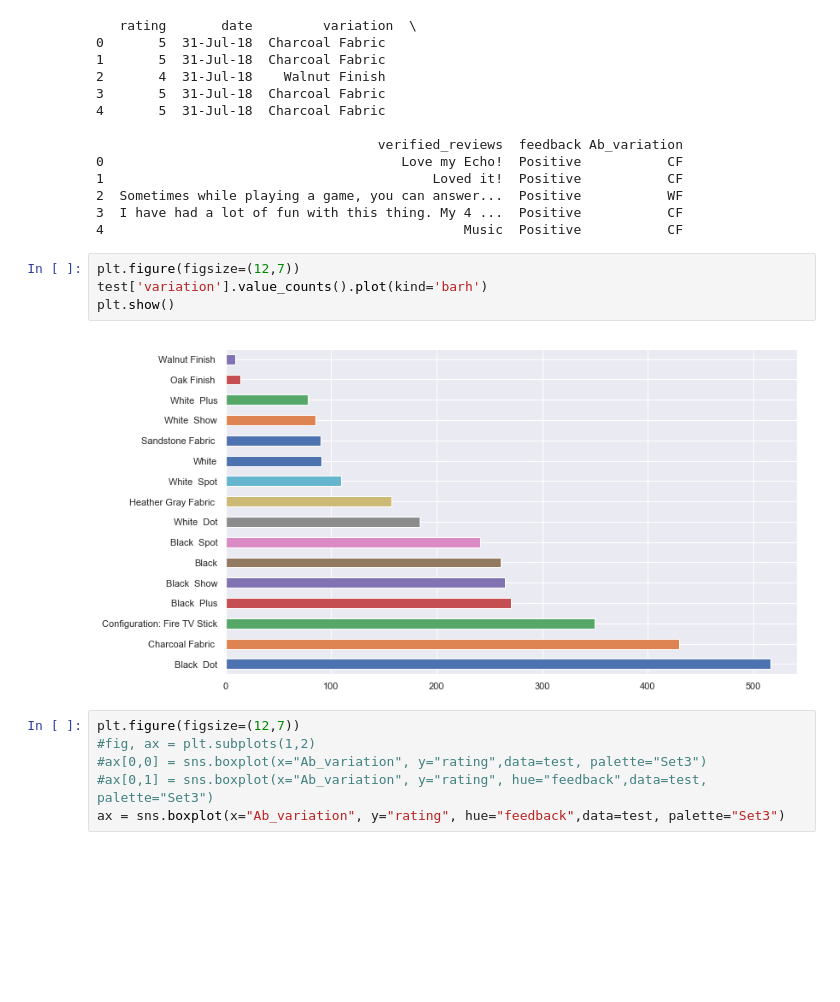
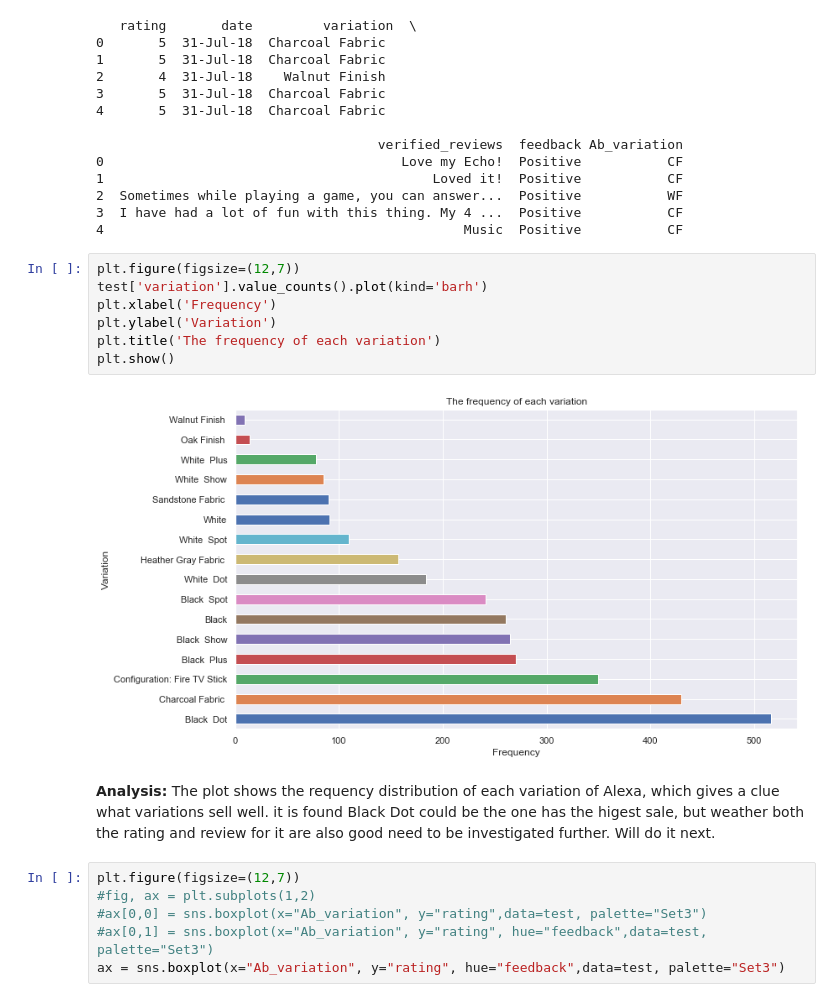
Before and after one commit to tinawangnew/capstone-project, a Jupyter notebook: amazon-alexa-review (1).ipynb, the cells around one changed output. Cells and saved outputs as stored; diff of their text form; blank space fills up the shorter version.

```diff
--- a/amazon-alexa-review (1).ipynb
+++ b/amazon-alexa-review (1).ipynb
@@ -151,9 +175,14 @@ print(test.head())
 # %%
 plt.figure(figsize=(12,7))
 test['variation'].value_counts().plot(kind='barh')
+plt.xlabel('Frequency')
+plt.ylabel('Variation')
+plt.title('The frequency of each variation')
 plt.show()
 # %% [output]
-[figure, old version]
+[figure, new version]
+# %% [markdown]
+<b>Analysis:</b> The plot shows the requency distribution of each variation of Alexa, which gives a clue what variations sell well. it is found Black Dot could be the one has the higest sale, but weather both the rating and review for it are also good need to be investigated further. Will do it next.
 # %%
 plt.figure(figsize=(12,7))
 #fig, ax = plt.subplots(1,2)
```
Also changed, not shown: parts of 32 cells of this notebook, 1 other file.
